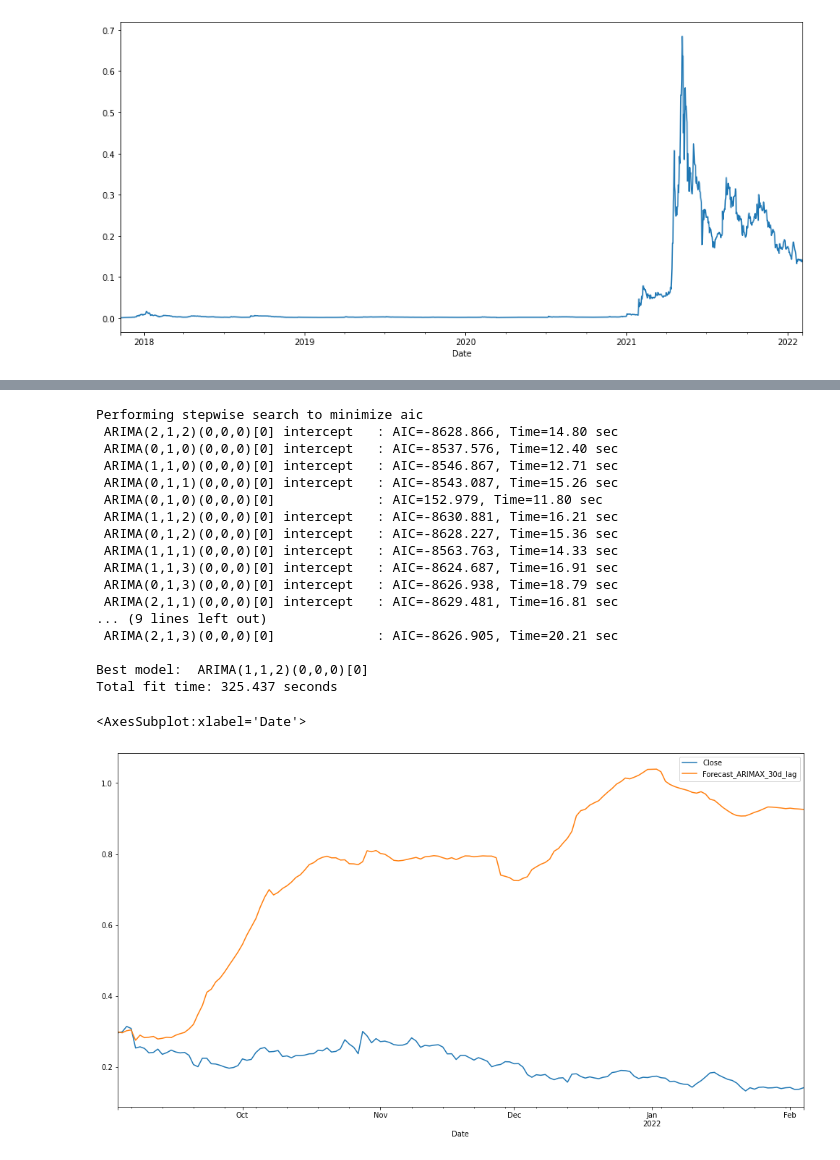
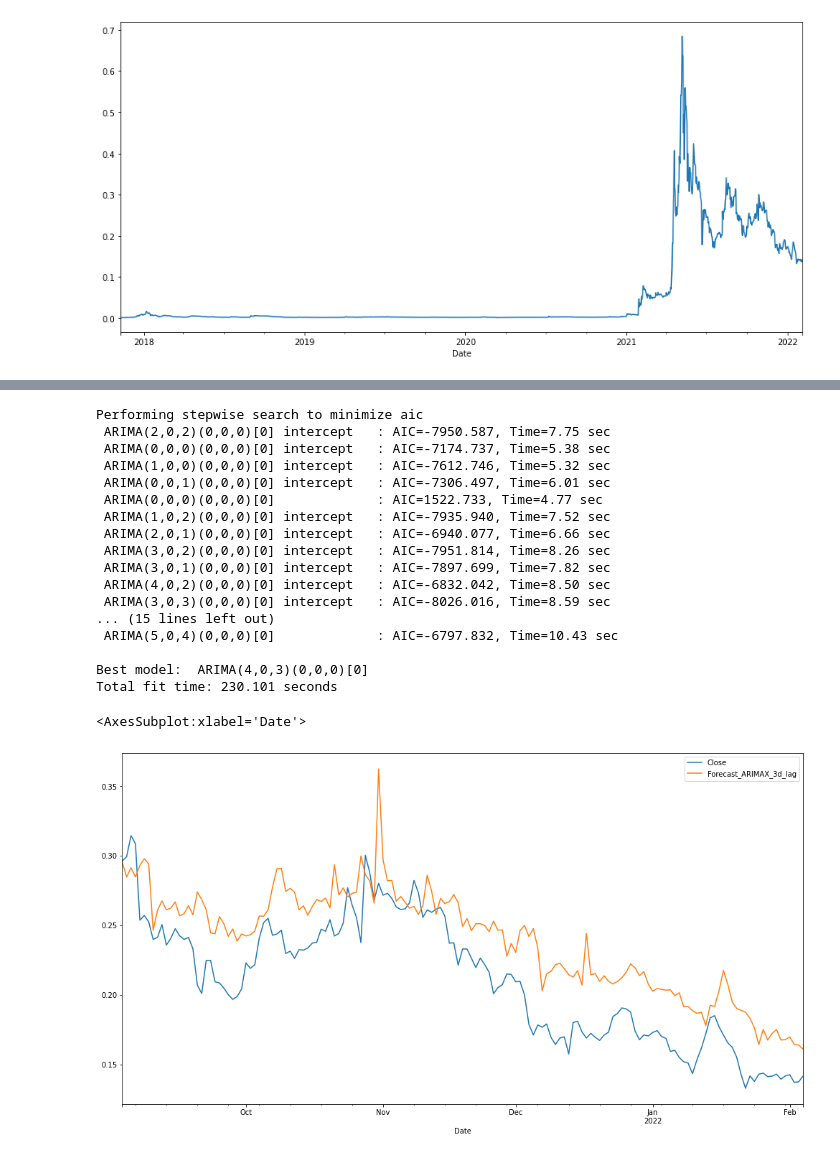
Before and after one commit to AnLong98/SIAP_2022, a Jupyter notebook: notebooks/doge_arimax.ipynb, the cells around one changed output, grey strips where cells are left out. Cells and saved outputs as stored; diff of their text form; code cells hidden in the pictures.

```diff
--- a/notebooks/doge_arimax.ipynb
+++ b/notebooks/doge_arimax.ipynb
@@ -205,16 +210,16 @@ Total fit time: 267.202 seconds
 # %%
-#Pokusavam predikciju nad lagom od 14 dana
-exog_14_days = []
+#Pokusavam predikciju nad lagom od 30 dana
+exog_30_days = []
 for feature in lag_features:
-    exog_14_days.append(f"{feature}_mean_lag{window2}")
-    exog_14_days.append(f"{feature}_std_lag{window2}")
+    exog_30_days.append(f"{feature}_mean_lag{window3}")
+    #exog_30_days.append(f"{feature}_std_lag{window3}")
 
-model = auto_arima(train.Close, exogenous=train[exog_14_days], trace=True, error_action="ignore",
+model = auto_arima(train.Close, exogenous=train[exog_30_days], trace=True, error_action="ignore",
                    suppress_warnings=True)
-model.fit(train.Close, exogenous=train[exog_14_days])
+model.fit(train.Close, exogenous=train[exog_30_days])
 
-forecast = model.predict(n_periods=len(test), exogenous=test[exog_14_days])
-test["Forecast_ARIMAX_14d_lag"] = forecast
-test[["Close", "Forecast_ARIMAX_14d_lag"]].plot(figsize=(17, 9))
+forecast = model.predict(n_periods=len(test), exogenous=test[exog_30_days])
+test["Forecast_ARIMAX_30d_lag"] = forecast
+test[["Close", "Forecast_ARIMAX_30d_lag"]].plot(figsize=(17, 9))
 # %% [output]
 Performing stepwise search to minimize aic
@@ -239,35 +244,35 @@ Total fit time: 297.261 seconds
 # %%
-#Pokusavam predikciju nad lagom od 30 dana
-exog_30_days = []
+#Pokusavam predikciju nad lagom od 3 dana
+exog_3_days = []
 for feature in lag_features:
-    exog_30_days.append(f"{feature}_mean_lag{window3}")
-    exog_30_days.append(f"{feature}_std_lag{window3}")
+    exog_3_days.append(f"{feature}_mean_lag{window4}")
+    #exog_3_days.append(f"{feature}_std_lag{window4}")
 
-model = auto_arima(train.Close, exogenous=train[exog_30_days], trace=True, error_action="ignore",
+model = auto_arima(train.Close, exogenous=train[exog_3_days], trace=True, error_action="ignore",
                    suppress_warnings=True)
-model.fit(train.Close, exogenous=train[exog_30_days])
+model.fit(train.Close, exogenous=train[exog_3_days])
 
-forecast = model.predict(n_periods=len(test), exogenous=test[exog_30_days])
-test["Forecast_ARIMAX_30d_lag"] = forecast
-test[["Close", "Forecast_ARIMAX_30d_lag"]].plot(figsize=(17, 9))
+forecast = model.predict(n_periods=len(test), exogenous=test[exog_3_days])
+test["Forecast_ARIMAX_3d_lag"] = forecast
+test[["Close", "Forecast_ARIMAX_3d_lag"]].plot(figsize=(17, 9))
 # %% [output]
 Performing stepwise search to minimize aic
- ARIMA(2,1,2)(0,0,0)[0] intercept   : AIC=-8628.866, Time=14.80 sec
- ARIMA(0,1,0)(0,0,0)[0] intercept   : AIC=-8537.576, Time=12.40 sec
- ARIMA(1,1,0)(0,0,0)[0] intercept   : AIC=-8546.867, Time=12.71 sec
- ARIMA(0,1,1)(0,0,0)[0] intercept   : AIC=-8543.087, Time=15.26 sec
- ARIMA(0,1,0)(0,0,0)[0]             : AIC=152.979, Time=11.80 sec
- ARIMA(1,1,2)(0,0,0)[0] intercept   : AIC=-8630.881, Time=16.21 sec
- ARIMA(0,1,2)(0,0,0)[0] intercept   : AIC=-8628.227, Time=15.36 sec
- ARIMA(1,1,1)(0,0,0)[0] intercept   : AIC=-8563.763, Time=14.33 sec
- ARIMA(1,1,3)(0,0,0)[0] intercept   : AIC=-8624.687, Time=16.91 sec
- ARIMA(0,1,3)(0,0,0)[0] intercept   : AIC=-8626.938, Time=18.79 sec
- ARIMA(2,1,1)(0,0,0)[0] intercept   : AIC=-8629.481, Time=16.81 sec
-... (9 lines left out)
- ARIMA(2,1,3)(0,0,0)[0]             : AIC=-8626.905, Time=20.21 sec
+ ARIMA(2,0,2)(0,0,0)[0] intercept   : AIC=-7950.587, Time=7.75 sec
+ ARIMA(0,0,0)(0,0,0)[0] intercept   : AIC=-7174.737, Time=5.38 sec
+ ARIMA(1,0,0)(0,0,0)[0] intercept   : AIC=-7612.746, Time=5.32 sec
+ ARIMA(0,0,1)(0,0,0)[0] intercept   : AIC=-7306.497, Time=6.01 sec
+ ARIMA(0,0,0)(0,0,0)[0]             : AIC=1522.733, Time=4.77 sec
+ ARIMA(1,0,2)(0,0,0)[0] intercept   : AIC=-7935.940, Time=7.52 sec
+ ARIMA(2,0,1)(0,0,0)[0] intercept   : AIC=-6940.077, Time=6.66 sec
+ ARIMA(3,0,2)(0,0,0)[0] intercept   : AIC=-7951.814, Time=8.26 sec
+ ARIMA(3,0,1)(0,0,0)[0] intercept   : AIC=-7897.699, Time=7.82 sec
+ ARIMA(4,0,2)(0,0,0)[0] intercept   : AIC=-6832.042, Time=8.50 sec
+ ARIMA(3,0,3)(0,0,0)[0] intercept   : AIC=-8026.016, Time=8.59 sec
+... (15 lines left out)
+ ARIMA(5,0,4)(0,0,0)[0]             : AIC=-6797.832, Time=10.43 sec
 
-Best model:  ARIMA(1,1,2)(0,0,0)[0]
-Total fit time: 325.437 seconds
+Best model:  ARIMA(4,0,3)(0,0,0)[0]
+Total fit time: 230.101 seconds
 <AxesSubplot:xlabel='Date'>
-[figure, old version]
+[figure, new version]
 # %%
```
Also changed, not shown: parts of 20 cells of this notebook, 8 other files.
